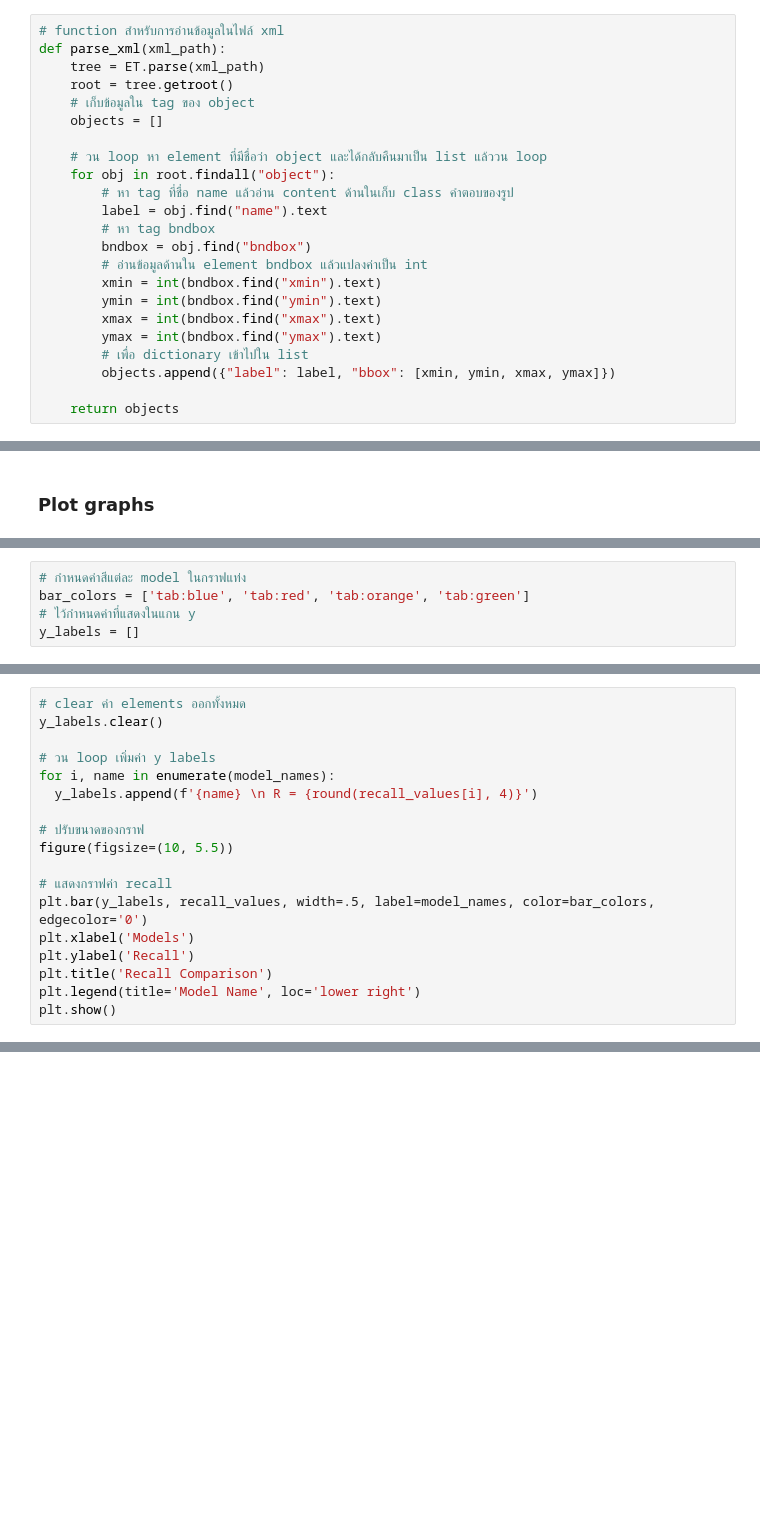
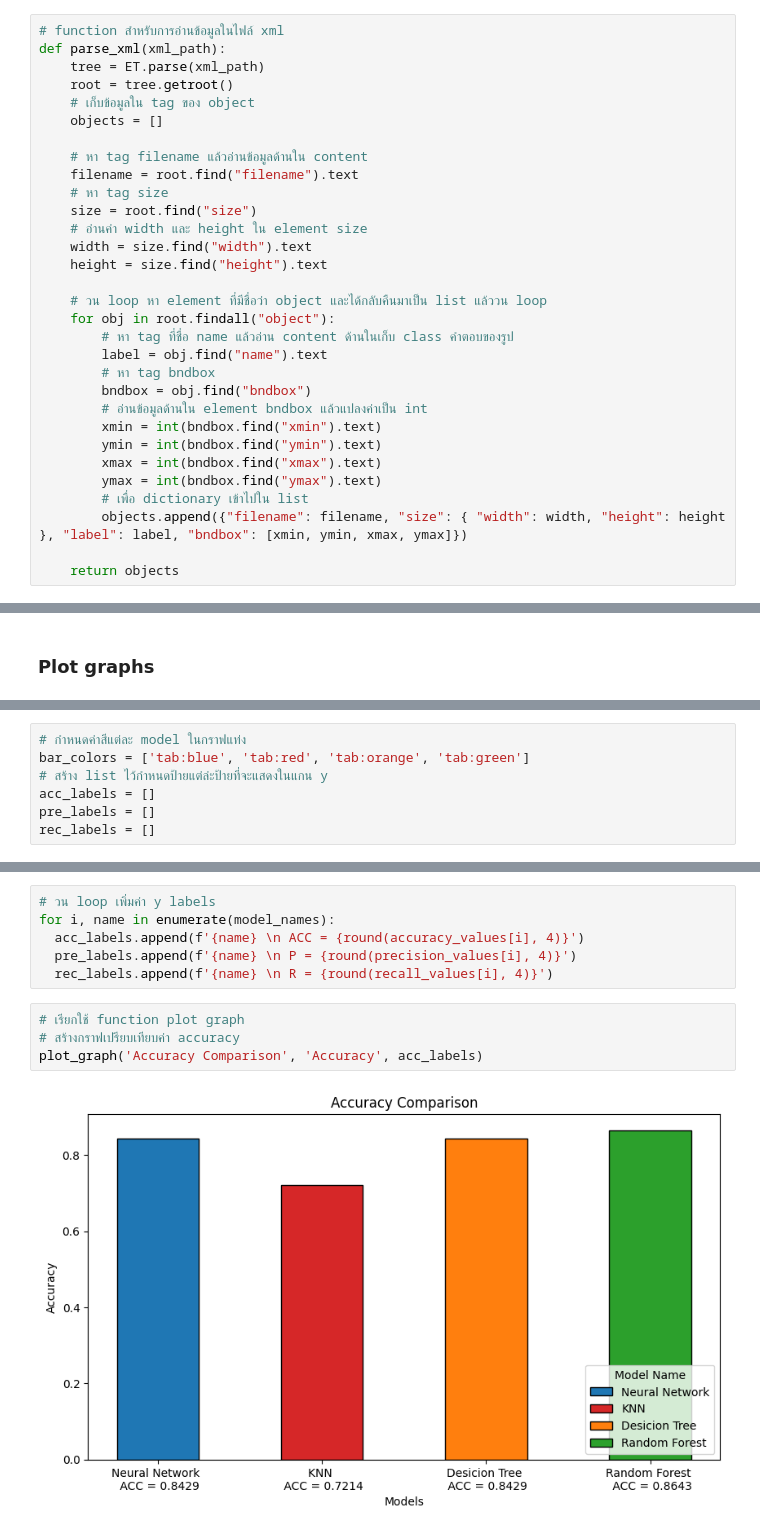
Before and after one commit to pannawat1233/Check-the-masked-person, a Jupyter notebook: src/main.ipynb, the cells around one changed output, grey strips where cells are left out. Drawn from its saved outputs; the diff is of its cells as text; blank space fills up the shorter version.

```diff
--- a/src/main.ipynb
+++ b/src/main.ipynb
@@ -87,6 +83,14 @@ def parse_xml(xml_path):
     root = tree.getroot()
     # เก็บข้อมูลใน tag ของ object
     objects = []
+
+    # หา tag filename แล้วอ่านข้อมูลด้านใน content
+    filename = root.find("filename").text
+    # หา tag size
+    size = root.find("size")
+    # อ่านค่า width และ height ใน element size
+    width = size.find("width").text
+    height = size.find("height").text
 
     # วน loop หา element ที่มีชื่อว่า object และได้กลับคืนมาเป็น list แล้ววน loop
     for obj in root.findall("object"):
@@ -100,7 +104,7 @@ def parse_xml(xml_path):
         xmax = int(bndbox.find("xmax").text)
         ymax = int(bndbox.find("ymax").text)
         # เพื่อ dictionary เข้าไปใน list
-        objects.append({"label": label, "bbox": [xmin, ymin, xmax, ymax]})
+        objects.append({"filename": filename, "size": { "width": width, "height": height }, "label": label, "bndbox": [xmin, ymin, xmax, ymax]})
 
     return objects
 # %%
@@ -391,6 +593,8 @@ print(recall_values)
 # %%
 # กำหนดค่าสีแต่ละ model ในกราฟแท่ง
 bar_colors = ['tab:blue', 'tab:red', 'tab:orange', 'tab:green']
-# ไว้กำหนดค่าที่แสดงในแกน y
-y_labels = []
+# สร้าง list ไว้กำหนดป้ายแต่ล่ะป้ายที่จะแสดงในแกน y
+acc_labels = []
+pre_labels = []
+rec_labels = []
 # %%
@@ -434,18 +613,0 @@ plt.show()
-# %%
-# clear ค่า elements ออกทั้งหมด
-y_labels.clear()
-
-# วน loop เพิ่มค่า y labels
-for i, name in enumerate(model_names):
-  y_labels.append(f'{name} \n R = {round(recall_values[i], 4)}')
-
-# ปรับขนาดของกราฟ
-figure(figsize=(10, 5.5))
-
-# แสดงกราฟค่า recall
-plt.bar(y_labels, recall_values, width=.5, label=model_names, color=bar_colors, edgecolor='0')
-plt.xlabel('Models')
-plt.ylabel('Recall')
-plt.title('Recall Comparison')
-plt.legend(title='Model Name', loc='lower right')
-plt.show()
@@ -453,0 +614,12 @@ plt.show()
+# %%
+# วน loop เพิ่มค่า y labels
+for i, name in enumerate(model_names):
+  acc_labels.append(f'{name} \n ACC = {round(accuracy_values[i], 4)}')
+  pre_labels.append(f'{name} \n P = {round(precision_values[i], 4)}')
+  rec_labels.append(f'{name} \n R = {round(recall_values[i], 4)}')
+# %%
+# เรียกใช้ function plot graph
+# สร้างกราฟเปรียบเทียบค่า accuracy
+plot_graph('Accuracy Comparison', 'Accuracy', acc_labels)
+# %% [output]
+[figure, added]
```
Also changed, not shown: parts of 36 cells of this notebook.
